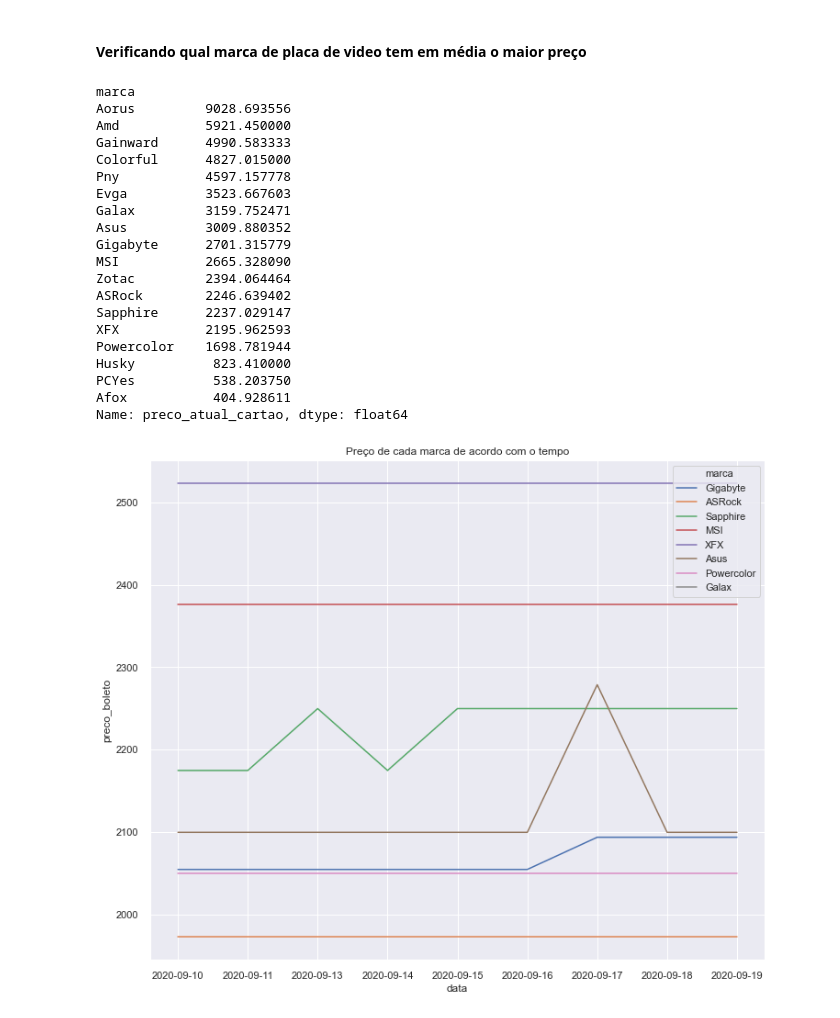
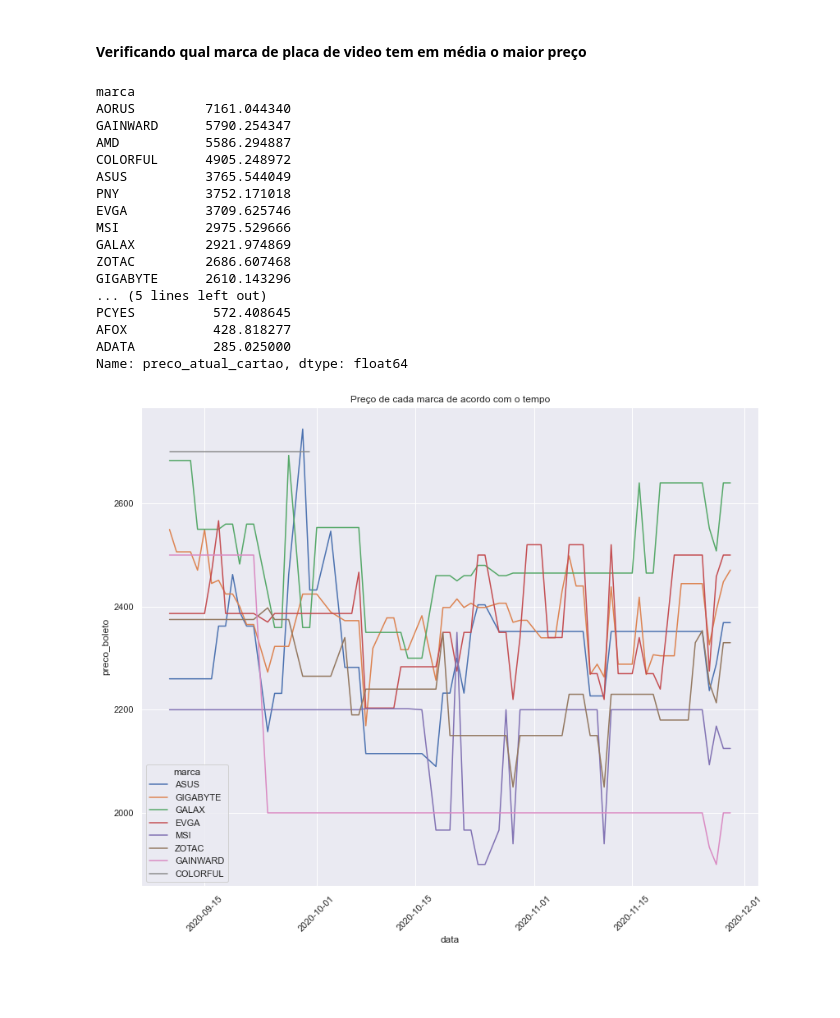
Before and after one commit to Ighus/ds_analysis_hardware_market, a Jupyter notebook: analysis.ipynb, the cells around one changed output. Saved outputs shown, nothing was run; the diff lists cells and outputs as text; code cells hidden in the pictures; blank space fills up the shorter version.

Commit message:
Ajustando a analise de precificação do produto

```diff
--- a/analysis.ipynb
+++ b/analysis.ipynb
@@ -4,11 +4,23 @@
 import pandas as pd
 import numpy as np
 import re
+from datetime import timedelta
 from connection_keys import connection
+import statsmodels.api as sm
+
+import warnings
+import itertools
+warnings.filterwarnings("ignore")
+
+
 import matplotlib.pyplot as plt
 import seaborn as sns
-from jupyterthemes import jtplot
-jtplot.style(theme='onedork', context='notebook', ticks=True, grid=False)
+%matplotlib inline
+plt.style.use('fivethirtyeight')
+plt.rcParams['axes.labelsize'] = 14
+plt.rcParams['xtick.labelsize'] = 12
+plt.rcParams['ytick.labelsize'] = 12
+plt.rcParams['text.color'] = 'k'
 
 pd.set_option('display.max_colwidth', None)
 
@@ -51,3 +65,12 @@ Amostra
+# %%
+# df.apply(lambda x: concatena_numero_apolice_seguradora(x['insurerCode'], x['insurerPolicyNumber']),axis=1)
+df['preco_antigo_cartao'] = df['preco_antigo_cartao'].str.replace('.', '').str.replace(',', '.').astype(float)
+df['preco_atual_cartao'] = df['preco_atual_cartao'].str.replace('.', '').str.replace(',', '.').astype(float)
+df['preco_boleto'] = df['preco_boleto'].str.replace('.', '').str.replace(',', '.').astype(float)
+df['nome_produto'] = df['nome_produto'].str.upper()
+df['marca'] = df['marca'].str.upper()
+df['data_hora'] = pd.to_datetime(df['data'] + ' ' + df['hora'])
+df['data'] = pd.to_datetime(df['data'])
 # %% [markdown]
 #### Primeiro método para checar ruidos nos dados, a intenção é pegar oq não se enquadra como  placa de video
 # %%
@@ -102,38 +117,36 @@ df_marcas = df['preco_atual_cartao'].groupby(df['marca']).mean().sort_values(asc
 print(df_marcas)
 # %% [output]
 marca
-Aorus         9028.693556
-Amd           5921.450000
-Gainward      4990.583333
-Colorful      4827.015000
-Pny           4597.157778
-Evga          3523.667603
-Galax         3159.752471
-Asus          3009.880352
-Gigabyte      2701.315779
-MSI           2665.328090
-Zotac         2394.064464
-ASRock        2246.639402
-Sapphire      2237.029147
-XFX           2195.962593
-Powercolor    1698.781944
-Husky          823.410000
-PCYes          538.203750
-Afox           404.928611
+AORUS         7161.044340
+GAINWARD      5790.254347
+AMD           5586.294887
+COLORFUL      4905.248972
+ASUS          3765.544049
+PNY           3752.171018
+EVGA          3709.625746
+MSI           2975.529666
+GALAX         2921.974869
+ZOTAC         2686.607468
+GIGABYTE      2610.143296
+... (5 lines left out)
+PCYES          572.408645
+AFOX           428.818277
+ADATA          285.025000
 Name: preco_atual_cartao, dtype: float64
 # %%
-placa = 'RX 5600'
+placa = 'RTX 2060'
 analise = df.query(f'nome_produto.str.contains("{placa}") & (~nome_produto.str.contains("TI") & ~nome_produto.str.contains("SUPER"))')
 # (analise['preco_atual_cartao'].groupby(analise['marca']).mean())
 sns.set(rc={'figure.figsize':(12,10)})
+plt.xticks(rotation = 45)
 ax = sns.lineplot(
     x="data",
     y="preco_boleto",
     hue='marca',
     data=analise,
     ci=None,
     markers=True
 ).set_title('Preço de cada marca de acordo com o tempo');
 # %% [output]
-[figure, old version]
+[figure, new version]
 # %%
```
Also changed, not shown: parts of 37 cells of this notebook, 2 other files.
